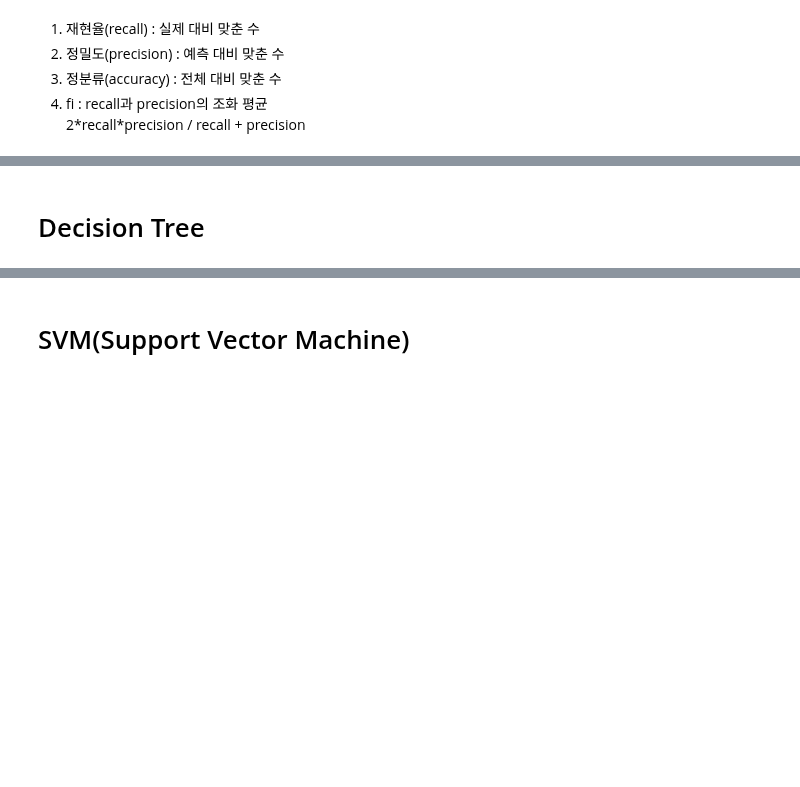
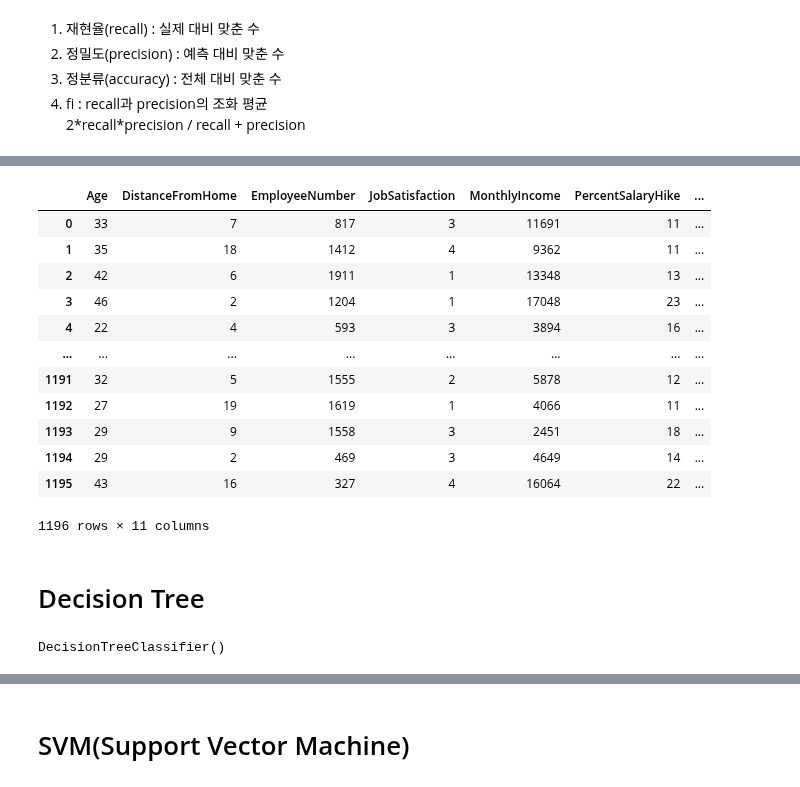
Before and after one commit to mskyun721/aivle_python, a Jupyter notebook: Class/Modeling.ipynb, the cells around one changed output, grey strips where cells are left out. Saved outputs shown, nothing was run; the diff lists cells and outputs as text; code cells hidden in the pictures; blank space fills up the shorter version.

```diff
--- a/Class/Modeling.ipynb
+++ b/Class/Modeling.ipynb
@@ -975,0 +987,21 @@ r2 : 0.351048397251293
+# %%
+target = 'Attrition'
+x = data.drop(columns=target, axis=1)
+y = data[target]
+# %%
+dummy_col = ['Gender', 'MaritalStatus', 'OverTime']
+x = pd.get_dummies(x, columns=dummy_col, drop_first=True)
+# %% [output]
+|  | Age | DistanceFromHome | EmployeeNumber | JobSatisfaction | MonthlyIncome | PercentSalaryHike | ... |
+| 0 | 33 | 7 | 817 | 3 | 11691 | 11 | ... |
+| 1 | 35 | 18 | 1412 | 4 | 9362 | 11 | ... |
+| 2 | 42 | 6 | 1911 | 1 | 13348 | 13 | ... |
+| 3 | 46 | 2 | 1204 | 1 | 17048 | 23 | ... |
+| 4 | 22 | 4 | 593 | 3 | 3894 | 16 | ... |
+| ... | ... | ... | ... | ... | ... | ... | ... |
+| 1191 | 32 | 5 | 1555 | 2 | 5878 | 12 | ... |
+| 1192 | 27 | 19 | 1619 | 1 | 4066 | 11 | ... |
+| 1193 | 29 | 9 | 1558 | 3 | 2451 | 18 | ... |
+| 1194 | 29 | 2 | 469 | 3 | 4649 | 14 | ... |
+| 1195 | 43 | 16 | 327 | 4 | 16064 | 22 | ... |
+1196 rows × 11 columns
@@ -991,0 +1022,6 @@ data.head()
+# %%
+# hyper param : max_depth / min_samples_leaf
+tree_model = DecisionTreeClassifier()
+tree_model.fit(x_train, y_train)
+# %% [output]
+DecisionTreeClassifier()
```
Also changed, not shown: parts of 16 cells of this notebook, 2 other files.
